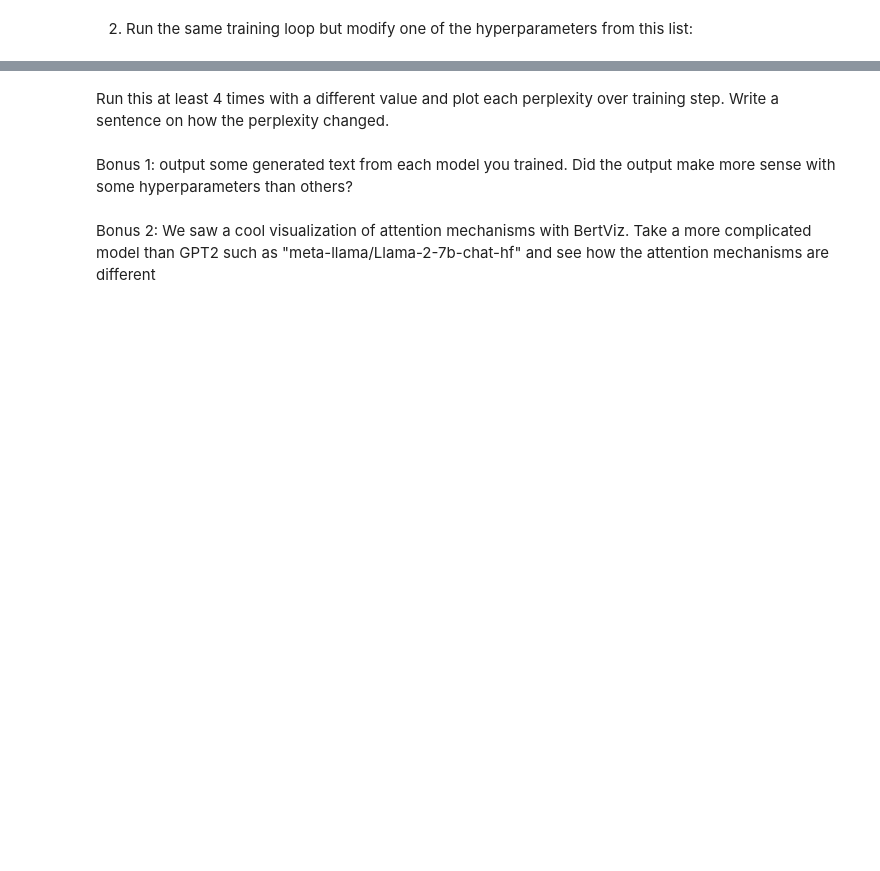
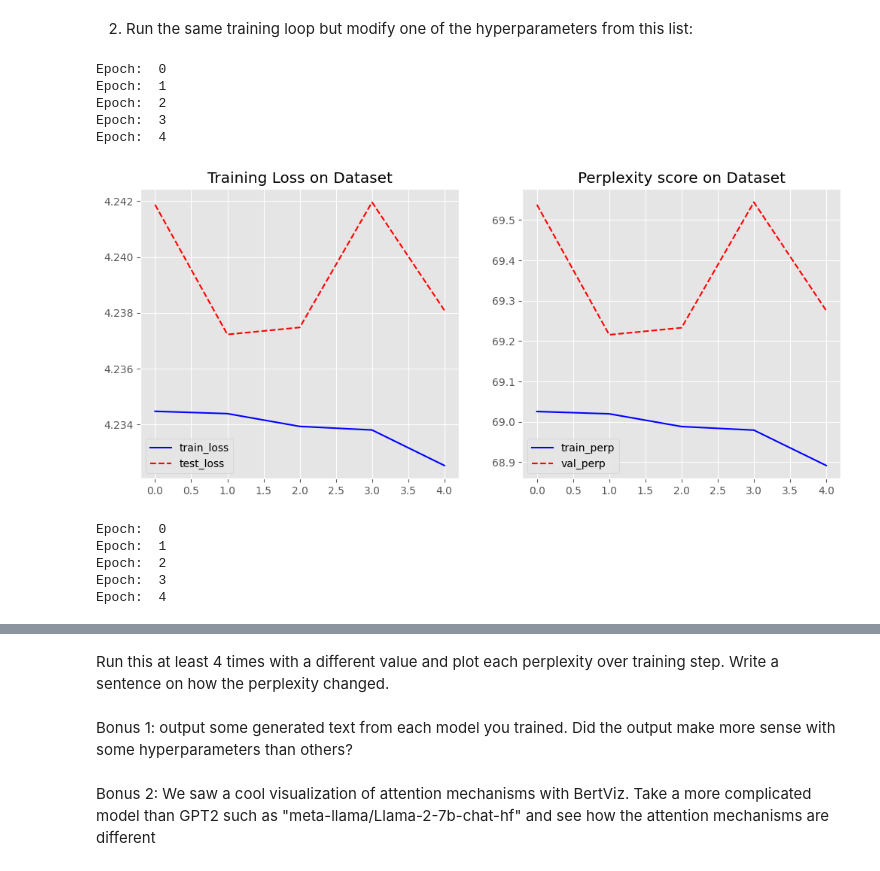
Before and after one commit to kloiks/ai-science-training-series, a Jupyter notebook: 05_llm_part2/LLM_part02.ipynb, the cells around one changed output, grey strips where cells are left out. Saved outputs shown, nothing was run; the diff lists cells and outputs as text; code cells hidden in the pictures; blank space fills up the shorter version.

```diff
--- a/05_llm_part2/LLM_part02.ipynb
+++ b/05_llm_part2/LLM_part02.ipynb
@@ -733,5 +778,7 @@ Perplexity [val]: 75.5851058959961.
 # %% [markdown]
 2. Run the same training loop but modify one of the hyperparameters from this list:
+# %%
+H = {"running_loss": [], "train_loss": [], "val_loss": [], "train_perp": [], "val_perp": []}
 # %%
 # hyperparameters
 n_embd = 64
@@ -739,0 +791,47 @@ n_layer = 4
+# %%
+model = LanguageModel()
+model.train()
+model = model.to(device)
+
+num_steps = int(len(train_data) / batch_size)
+num_steps = 10000
+
+for epoch in range(5):
+    print('Epoch: ', epoch)
+    running_loss = 0.
+    for batch in range(num_steps):
+        X, Y = get_batch('train')
+        logits, loss = model(X, Y)
+        loss.backward()
+        running_loss += loss.item()
+
+    loss_dict = estimate_loss()
+
+    H["running_loss"].append(running_loss)
+    H["train_loss"].append(loss_dict['train'].cpu().detach().numpy())
+    H["val_loss"].append(loss_dict['val'].cpu().detach().numpy())
+    H["train_perp"].append(torch.exp(loss_dict['train']).cpu().detach().numpy())
+    H["val_perp"].append(torch.exp(loss_dict['val']).cpu().detach().numpy())
+# %% [output]
+Epoch:  0
+Epoch:  1
+Epoch:  2
+Epoch:  3
+Epoch:  4
+# %%
+# plot the training loss
+plt.style.use("ggplot")
+# plt.figure()
+fig, (ax1, ax2) = plt.subplots(1, 2, figsize=(12, 5))
+ax1.plot(H["train_loss"], 'b-', label="train_loss")
+ax1.plot(H["val_loss"], 'r--', label="test_loss")
+ax1.set_title("Training Loss on Dataset")
+ax1.legend(loc="lower left")
+
+
+ax2.plot(H["train_perp"],'b-', label="train_perp")
+ax2.plot(H["val_perp"], 'r--', label="val_perp")
+ax2.set_title("Perplexity score on Dataset")
+ax2.legend(loc="lower left");
+# %% [output]
+[figure, added]
@@ -739,0 +847,30 @@ n_layer = 4
+# %%
+model = LanguageModel()
+model.train()
+model = model.to(device)
+
+num_steps = int(len(train_data) / batch_size)
+num_steps = 10000
+
+for epoch in range(5):
+    print('Epoch: ', epoch)
+    running_loss = 0.
+    for batch in range(num_steps):
+        X, Y = get_batch('train')
+        logits, loss = model(X, Y)
+        loss.backward()
+        running_loss += loss.item()
+
+    loss_dict = estimate_loss()
+
+    H["running_loss"].append(running_loss)
+    H["train_loss"].append(loss_dict['train'].cpu().detach().numpy())
+    H["val_loss"].append(loss_dict['val'].cpu().detach().numpy())
+    H["train_perp"].append(torch.exp(loss_dict['train']).cpu().detach().numpy())
+    H["val_perp"].append(torch.exp(loss_dict['val']).cpu().detach().numpy())
+# %% [output]
+Epoch:  0
+Epoch:  1
+Epoch:  2
+Epoch:  3
+Epoch:  4
```
Also changed, not shown: parts of 19 cells of this notebook.
